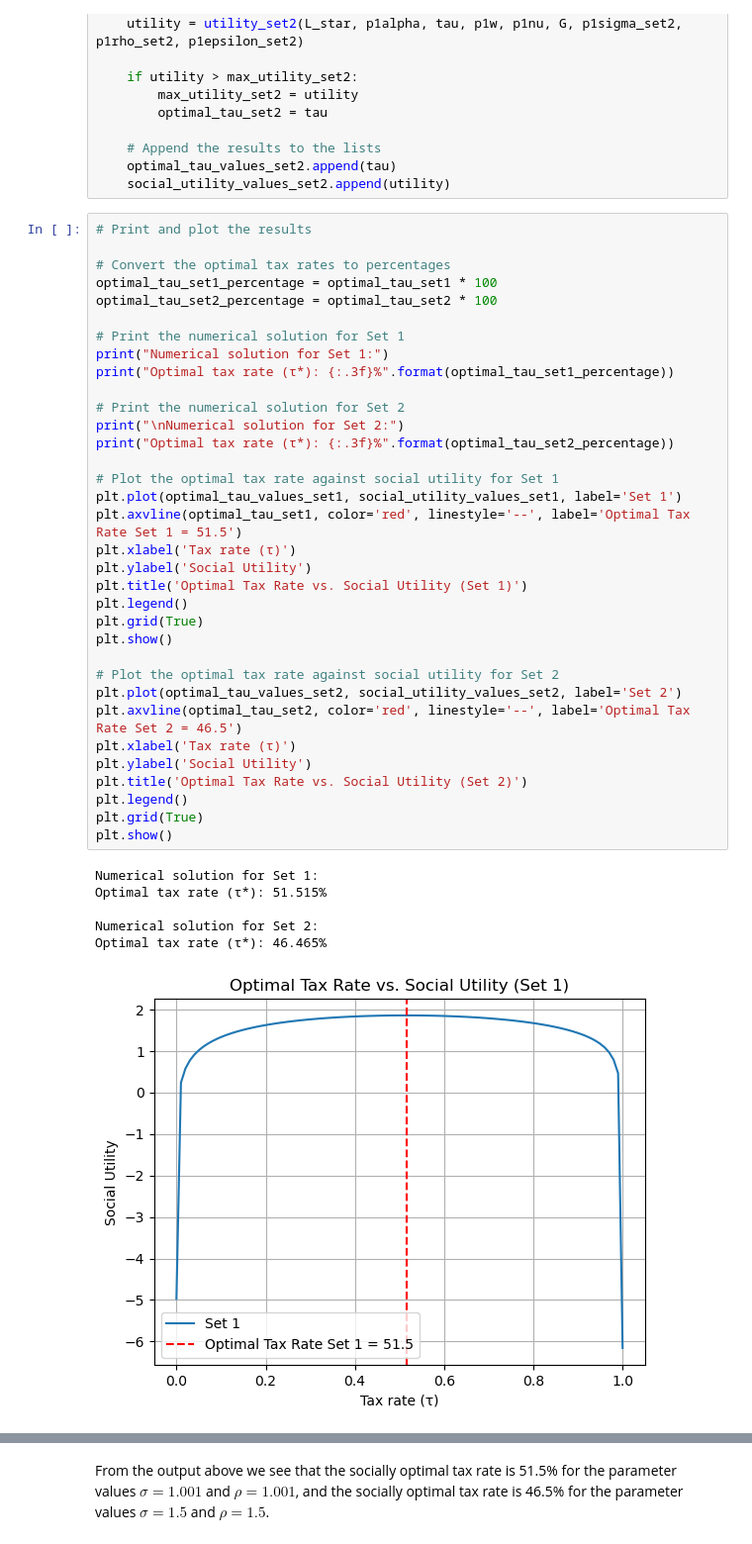
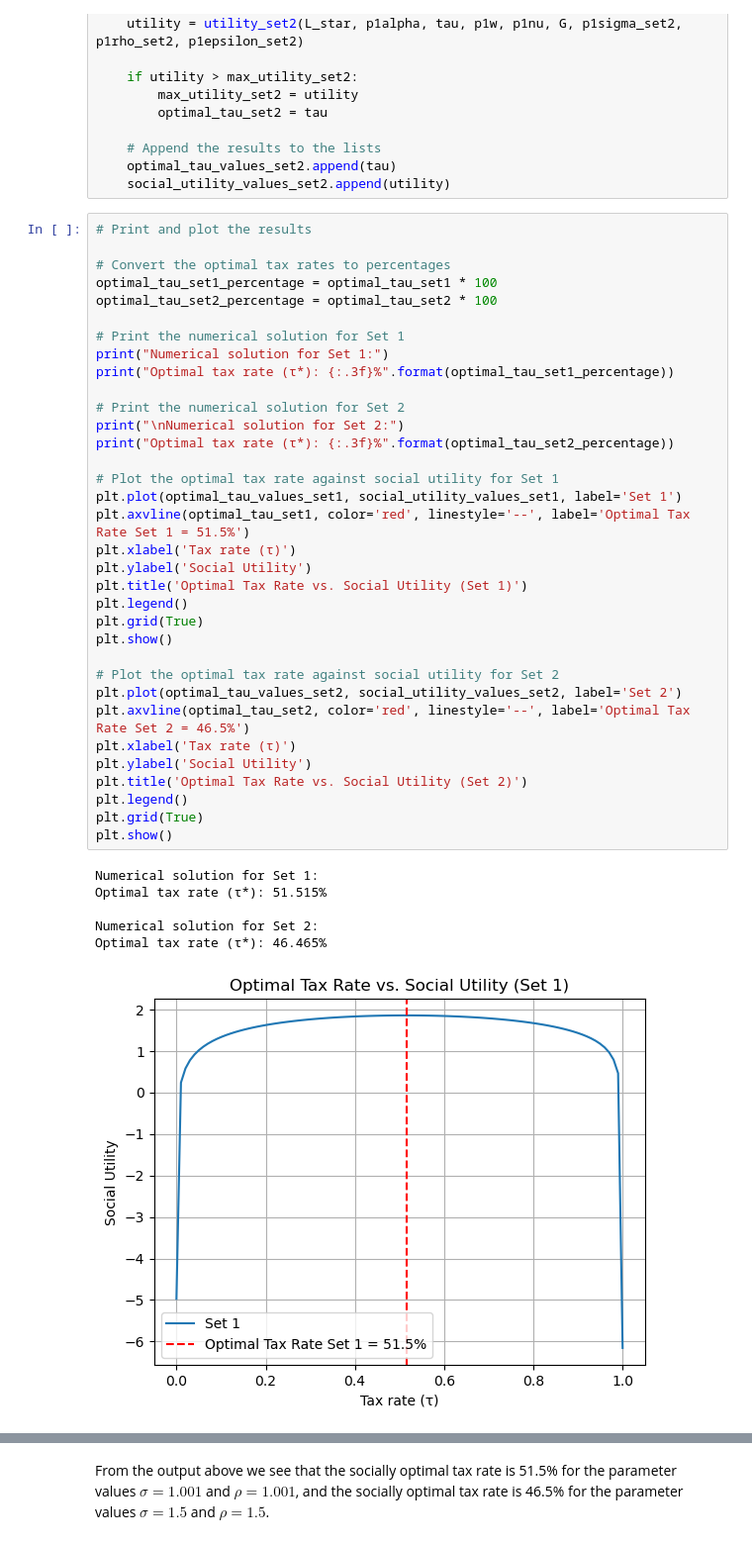
Before and after one commit to NumEconCopenhagen/projects-2023-git, a Jupyter notebook: Exam project/Exam_2023_Git.ipynb, the cells around one changed output, grey strips where cells are left out. Shown at 99% size. Saved outputs shown, nothing was run; the diff lists cells and outputs as text.

```diff
--- a/Exam project/Exam_2023_Git.ipynb
+++ b/Exam project/Exam_2023_Git.ipynb
@@ -483,33 +483,33 @@ optimal_tau_set2_percentage = optimal_tau_set2 * 100
 print("Numerical solution for Set 1:")
 print("Optimal tax rate (τ*): {:.3f}%".format(optimal_tau_set1_percentage))
 
 # Print the numerical solution for Set 2
 print("\nNumerical solution for Set 2:")
 print("Optimal tax rate (τ*): {:.3f}%".format(optimal_tau_set2_percentage))
 
 # Plot the optimal tax rate against social utility for Set 1
 plt.plot(optimal_tau_values_set1, social_utility_values_set1, label='Set 1')
-plt.axvline(optimal_tau_set1, color='red', linestyle='--', label='Optimal Tax Rate Set 1 = 51.5')
+plt.axvline(optimal_tau_set1, color='red', linestyle='--', label='Optimal Tax Rate Set 1 = 51.5%')
 plt.xlabel('Tax rate (τ)')
 plt.ylabel('Social Utility')
 plt.title('Optimal Tax Rate vs. Social Utility (Set 1)')
 plt.legend()
 plt.grid(True)
 plt.show()
 
 # Plot the optimal tax rate against social utility for Set 2
 plt.plot(optimal_tau_values_set2, social_utility_values_set2, label='Set 2')
-plt.axvline(optimal_tau_set2, color='red', linestyle='--', label='Optimal Tax Rate Set 2 = 46.5')
+plt.axvline(optimal_tau_set2, color='red', linestyle='--', label='Optimal Tax Rate Set 2 = 46.5%')
 plt.xlabel('Tax rate (τ)')
 plt.ylabel('Social Utility')
 plt.title('Optimal Tax Rate vs. Social Utility (Set 2)')
 plt.legend()
 plt.grid(True)
 plt.show()
 # %% [output]
 Numerical solution for Set 1:
 Optimal tax rate (τ*): 51.515%
 
 Numerical solution for Set 2:
 Optimal tax rate (τ*): 46.465%
-[figure, old version]
+[figure, new version]
```
Also changed, not shown: parts of 16 cells of this notebook.
